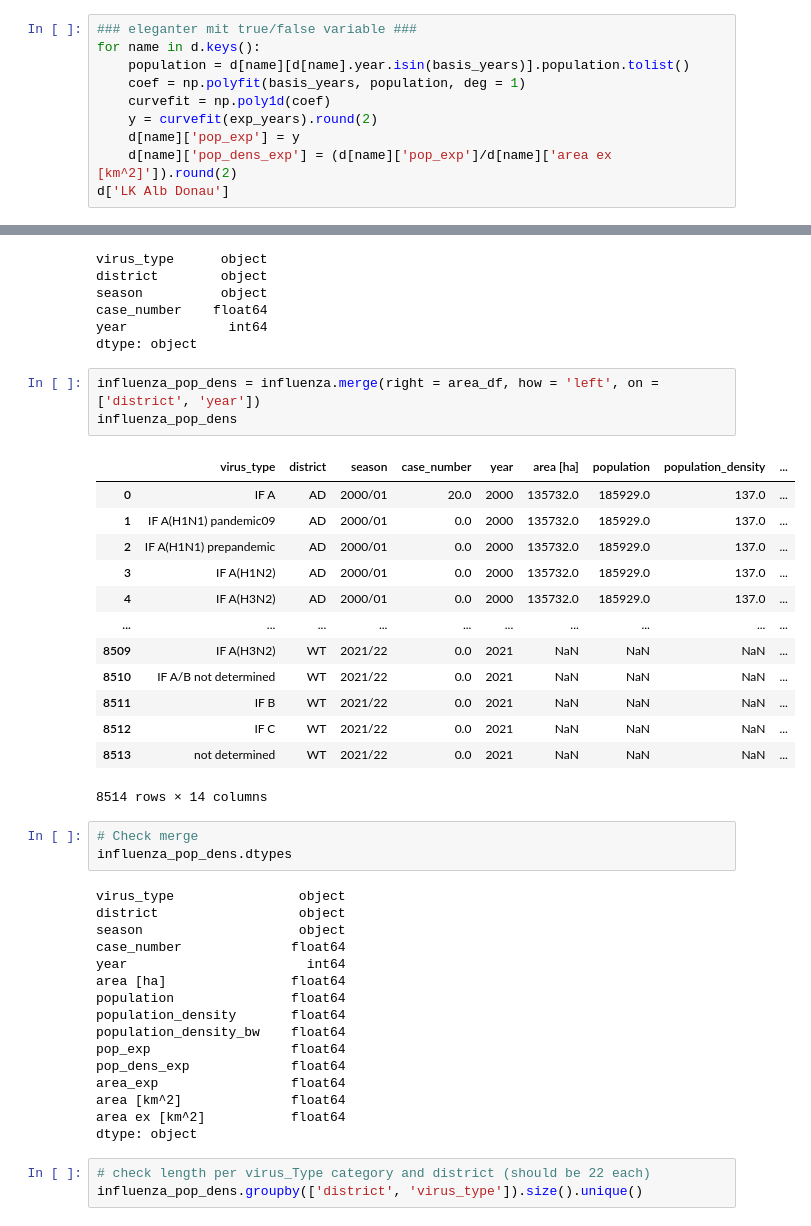
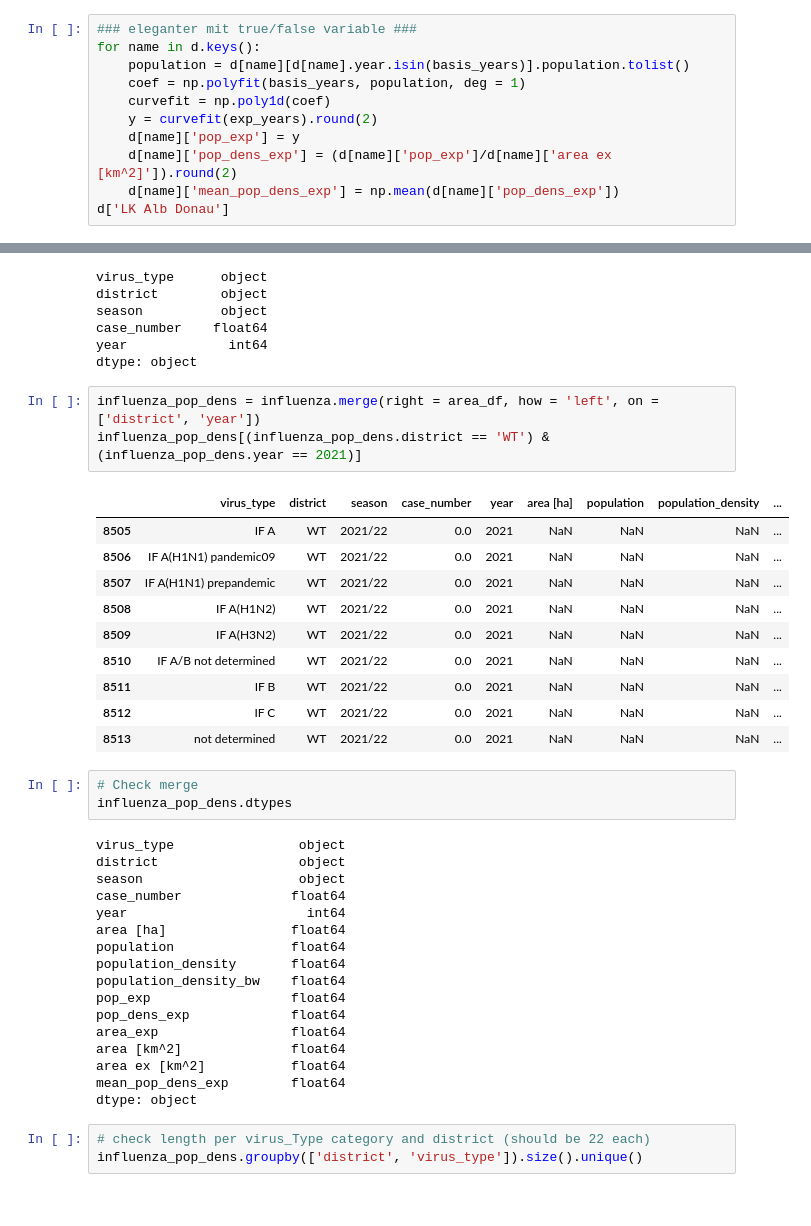
Before and after one commit to ChiaraBecht/programming_1_influenza, a Jupyter notebook: analysis/Final_Assignment_Load_process_merge_data.ipynb, the cells around one changed output, grey strips where cells are left out. Cells and saved outputs as stored; diff of their text form.

Commit message:
added variable mean_pop_dens_exp

```diff
--- a/analysis/Final_Assignment_Load_process_merge_data.ipynb
+++ b/analysis/Final_Assignment_Load_process_merge_data.ipynb
@@ -364,6 +364,7 @@ for name in d.keys():
     y = curvefit(exp_years).round(2)
     d[name]['pop_exp'] = y
     d[name]['pop_dens_exp'] = (d[name]['pop_exp']/d[name]['area ex [km^2]']).round(2)
+    d[name]['mean_pop_dens_exp'] = np.mean(d[name]['pop_dens_exp'])
 d['LK Alb Donau']
 # %% [output]
 |  | year | area [ha] | population | population_density | population_density_bw | district | pop_exp | ... |
@@ -677,21 +688,18 @@ year             int64
 dtype: object
 # %%
 influenza_pop_dens = influenza.merge(right = area_df, how = 'left', on = ['district', 'year'])
-influenza_pop_dens
+influenza_pop_dens[(influenza_pop_dens.district == 'WT') & (influenza_pop_dens.year == 2021)]
 # %% [output]
 |  | virus_type | district | season | case_number | year | area [ha] | population | population_density | ... |
-| 0 | IF A | AD | 2000/01 | 20.0 | 2000 | 135732.0 | 185929.0 | 137.0 | ... |
-| 1 | IF A(H1N1) pandemic09 | AD | 2000/01 | 0.0 | 2000 | 135732.0 | 185929.0 | 137.0 | ... |
-| 2 | IF A(H1N1) prepandemic | AD | 2000/01 | 0.0 | 2000 | 135732.0 | 185929.0 | 137.0 | ... |
-| 3 | IF A(H1N2) | AD | 2000/01 | 0.0 | 2000 | 135732.0 | 185929.0 | 137.0 | ... |
-| 4 | IF A(H3N2) | AD | 2000/01 | 0.0 | 2000 | 135732.0 | 185929.0 | 137.0 | ... |
-| ... | ... | ... | ... | ... | ... | ... | ... | ... | ... |
+| 8505 | IF A | WT | 2021/22 | 0.0 | 2021 | NaN | NaN | NaN | ... |
+| 8506 | IF A(H1N1) pandemic09 | WT | 2021/22 | 0.0 | 2021 | NaN | NaN | NaN | ... |
+| 8507 | IF A(H1N1) prepandemic | WT | 2021/22 | 0.0 | 2021 | NaN | NaN | NaN | ... |
+| 8508 | IF A(H1N2) | WT | 2021/22 | 0.0 | 2021 | NaN | NaN | NaN | ... |
 | 8509 | IF A(H3N2) | WT | 2021/22 | 0.0 | 2021 | NaN | NaN | NaN | ... |
 | 8510 | IF A/B not determined | WT | 2021/22 | 0.0 | 2021 | NaN | NaN | NaN | ... |
 | 8511 | IF B | WT | 2021/22 | 0.0 | 2021 | NaN | NaN | NaN | ... |
 | 8512 | IF C | WT | 2021/22 | 0.0 | 2021 | NaN | NaN | NaN | ... |
 | 8513 | not determined | WT | 2021/22 | 0.0 | 2021 | NaN | NaN | NaN | ... |
-8514 rows × 14 columns
 # %%
 # Check merge
 influenza_pop_dens.dtypes
@@ -710,6 +718,7 @@ pop_dens_exp             float64
 area_exp                 float64
 area [km^2]              float64
 area ex [km^2]           float64
+mean_pop_dens_exp        float64
 dtype: object
 # %%
 # check length per virus_Type category and district (should be 22 each)
```
Also changed, not shown: parts of 4 cells of this notebook.
